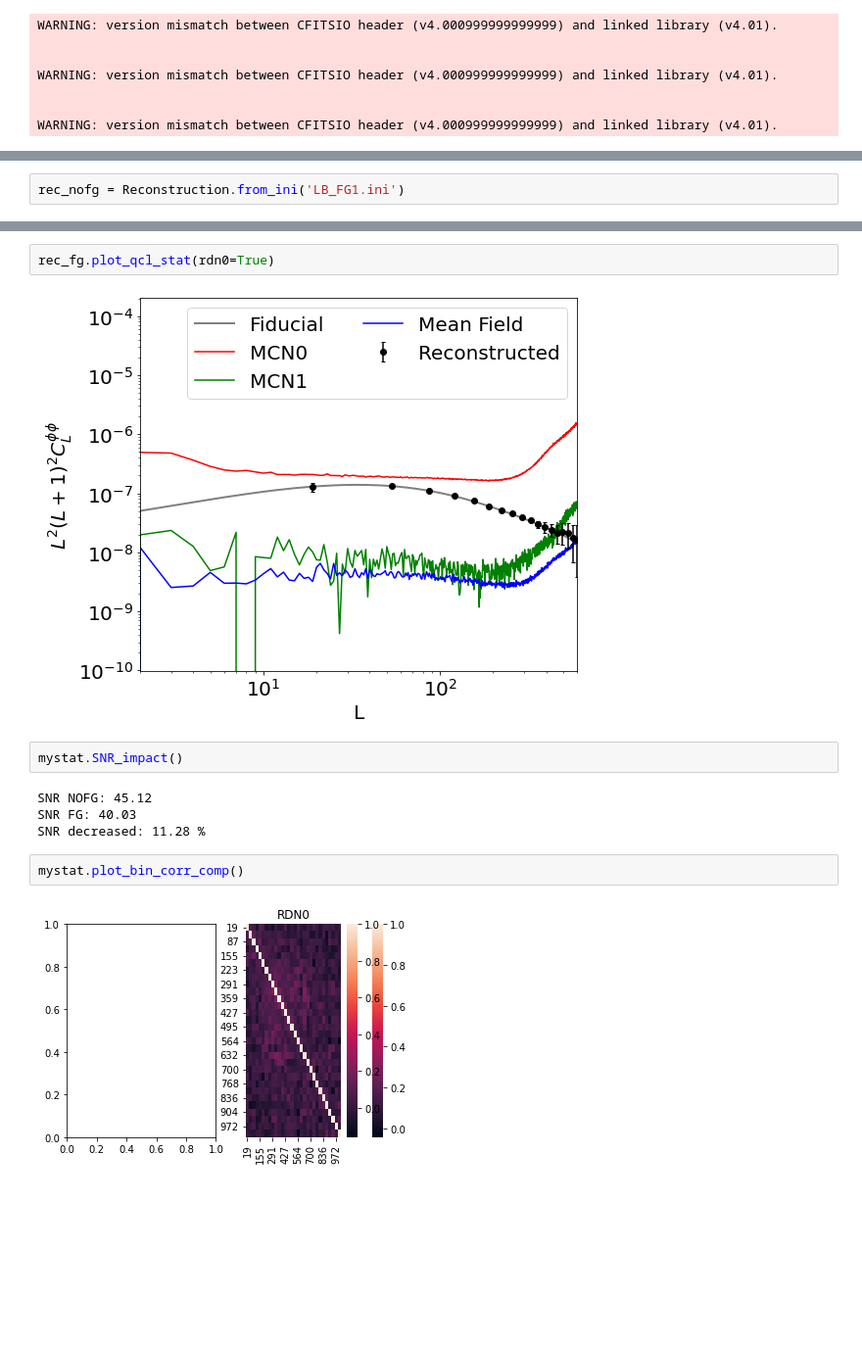
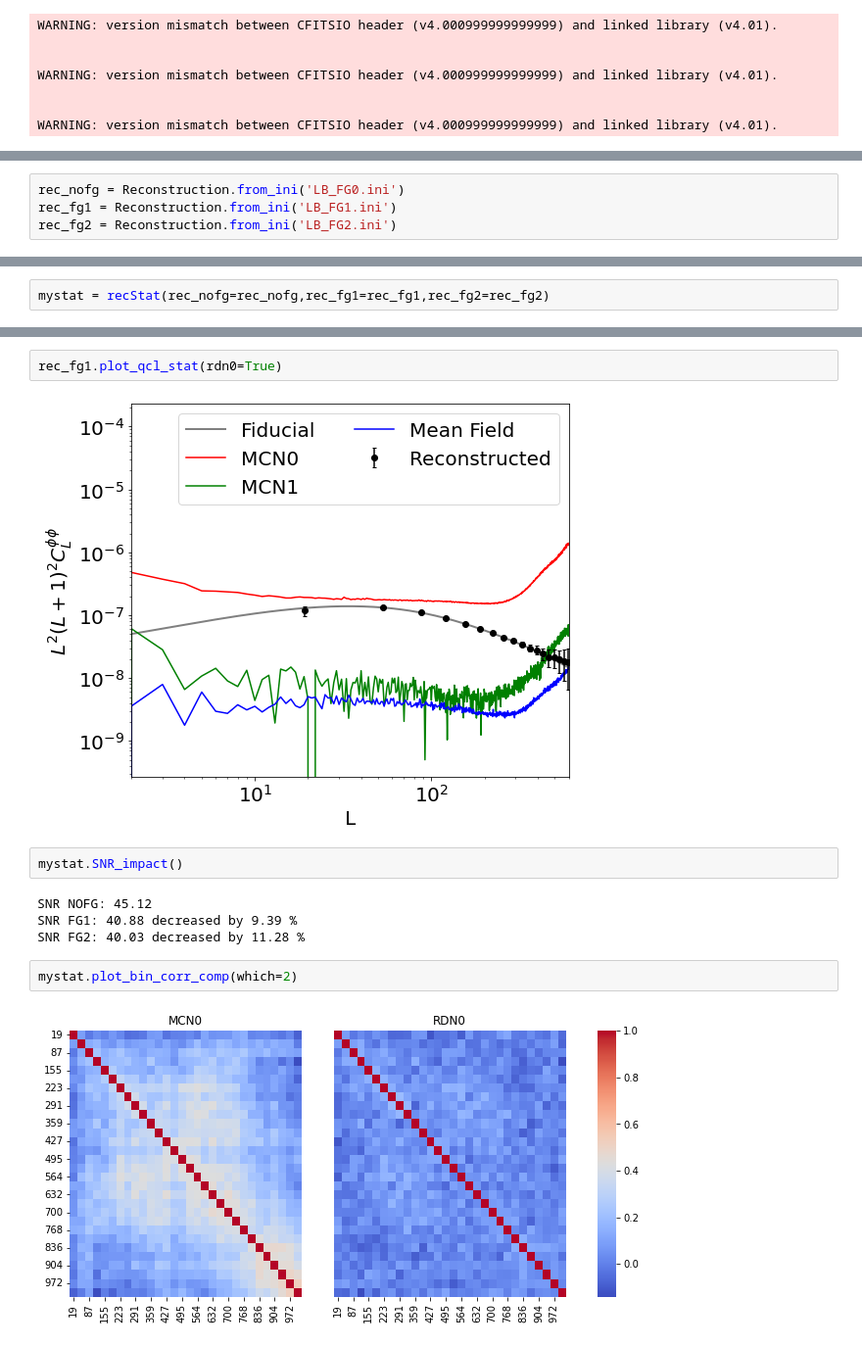
Before and after one commit to antolonappan/dell, a Jupyter notebook: Notebooks/reconstruction.ipynb, the cells around one changed output, grey strips where cells are left out. Shown at 98% size. Saved outputs shown, nothing was run; the diff lists cells and outputs as text; blank space fills up the shorter version.

```diff
--- a/Notebooks/reconstruction.ipynb
+++ b/Notebooks/reconstruction.ipynb
@@ -22,3 +22,5 @@ from pstat import Stat
 # %%
-rec_nofg = Reconstruction.from_ini('LB_FG1.ini')
+rec_nofg = Reconstruction.from_ini('LB_FG0.ini')
+rec_fg1 = Reconstruction.from_ini('LB_FG1.ini')
+rec_fg2 = Reconstruction.from_ini('LB_FG2.ini')
 # %% [output]
@@ -46,3 +39,5 @@ mystat = Stat(rec_nofg=rec_nofg,rec_fg=rec_fg)
+# %%
+mystat = recStat(rec_nofg=rec_nofg,rec_fg1=rec_fg1,rec_fg2=rec_fg2)
 # %%
 mystat.plot_fg_impact()
 # %% [output]
@@ -54,14 +49,14 @@ mystat.plot_map_dif()
 # %%
-rec_fg.plot_qcl_stat(rdn0=True)
+rec_fg1.plot_qcl_stat(rdn0=True)
 # %% [output]
-[figure, old version]
+[figure, new version]
 # %%
 mystat.SNR_impact()
 # %% [output]
 SNR NOFG: 45.12
-SNR FG: 40.03
-SNR decreased: 11.28 %
+SNR FG1: 40.88 decreased by 9.39 %
+SNR FG2: 40.03 decreased by 11.28 %
 # %%
-mystat.plot_bin_corr_comp()
+mystat.plot_bin_corr_comp(which=2)
 # %% [output]
-[figure, old version]
+[figure, new version]
```
Also changed, not shown: parts of 8 cells of this notebook, 1 other file.
